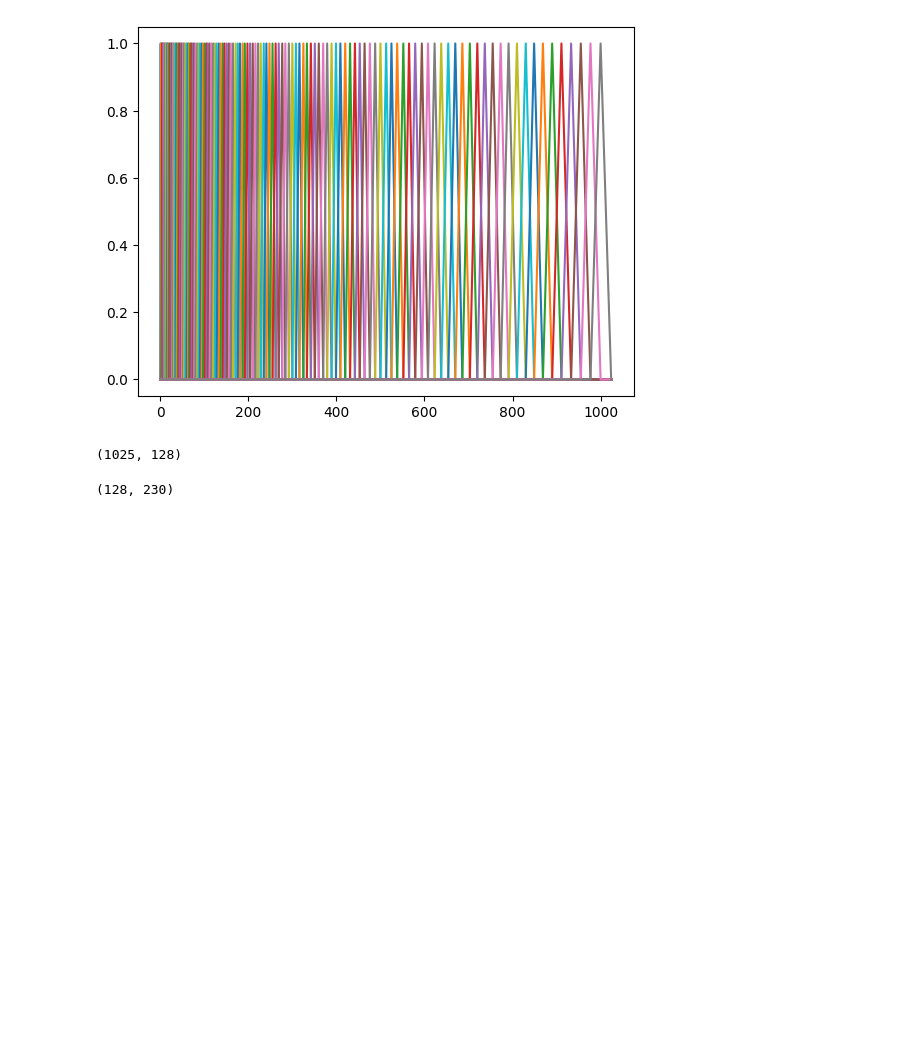
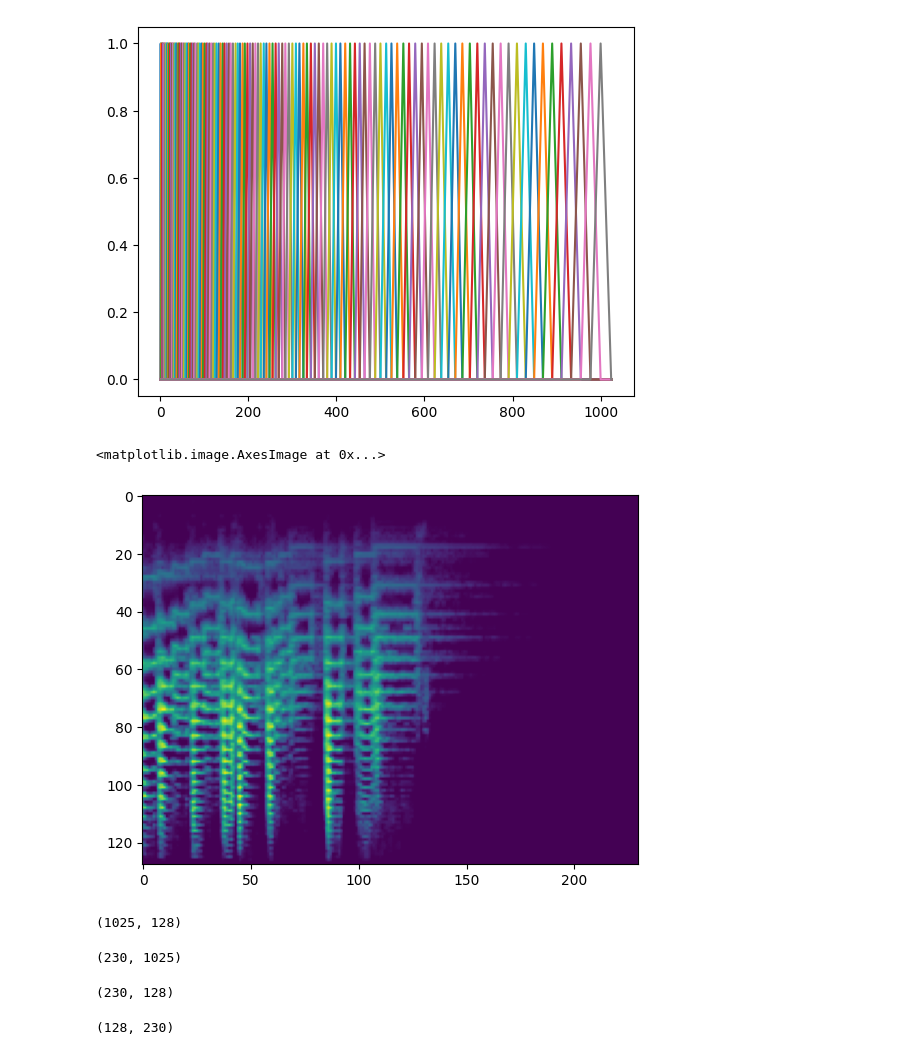
Before and after one commit to crystal-covas/speech-annotation-project, a Jupyter notebook: notebooks/spectrograms_notes.ipynb, the cells around one changed output. Saved outputs shown, nothing was run; the diff lists cells and outputs as text; code cells hidden in the pictures; blank space fills up the shorter version.

Commit message:
created the mel-spectrogram function and cleaned up the code

```diff
--- a/notebooks/spectrograms_notes.ipynb
+++ b/notebooks/spectrograms_notes.ipynb
@@ -229,7 +229,10 @@ def make_spectrogram(stft_segments,n_fft,thres_db,sample_rate):
     for mag_stft_segment in mag_stft_segments:
         spec_lst.append(20*np.log(mag_stft_segment[0:max_freq_bins]))
 
-    return spec_lst
+    #converting list into numpy array for convenience
+    spec=np.array(spec_lst)
+
+    return spec
 # %%
 # sample_rate=22050
 # max_freq=10000
@@ -308,16 +311,55 @@ def mel_filterbank(n_filters,sample_rate,n_fft):
     #mel_filter = mel_filter_bank.T / mel_filter_bank.sum(axis=1).clip(1e-16)
 
     return mel_filter_bank
+# %%
+def make_mel_spectrogram(segments,sample_rate,n_fft,n_filters):
+
+    #short-term-fourier-transform
+    fft_segments,freq_bins = STFT(segments=segments,sample_rate=22050,n_fft=2048)
+
+    # create the spectrogram
+    spec=make_spectrogram(fft_segments,n_fft,thres_db,sample_rate)
+
+    #create the mel-filter-bank
+    mel_filter=mel_filterbank(n_filters,sample_rate,n_fft)
+
+    # project the spectrogram onto the mel-basis
+    proj_mel=np.dot(spec,mel_filter)
+
+    mel_spec=proj_mel.T
+
+    return mel_spec
 # %%
 mel_filter= mel_filterbank(128,22050,2048)
 plt.plot(mel_filter)
 plt.show()
 # %% [output]
 [figure]
+# %%
+#Testing the funtion: make_mel_spectrogram
+#would need to fix the oriebtation of the plot(flip the entire plot)
+segments=segments
+sample_rate=22050
+n_fft=2048
+n_filters=128
+
+mel_spec=make_mel_spectrogram(segments,sample_rate,n_fft,n_filters)
+plt.imshow(mel_spec, aspect='auto')
+# %% [output]
+<matplotlib.image.AxesImage at 0x...>
+[figure, added]
 # %%
 mel_filter.shape
 # %% [output]
 (1025, 128)
+# %%
+np.array(w_sgram).shape
+# %% [output]
+(230, 1025)
+# %%
+np.dot(w_sgram,mel_filter).shape
+# %% [output]
+(230, 128)
 # %%
 product=np.dot(mel_filter.T,np.array(w_sgram).T)
 product.shape
```
Also changed, not shown: parts of 1 cell of this notebook.
